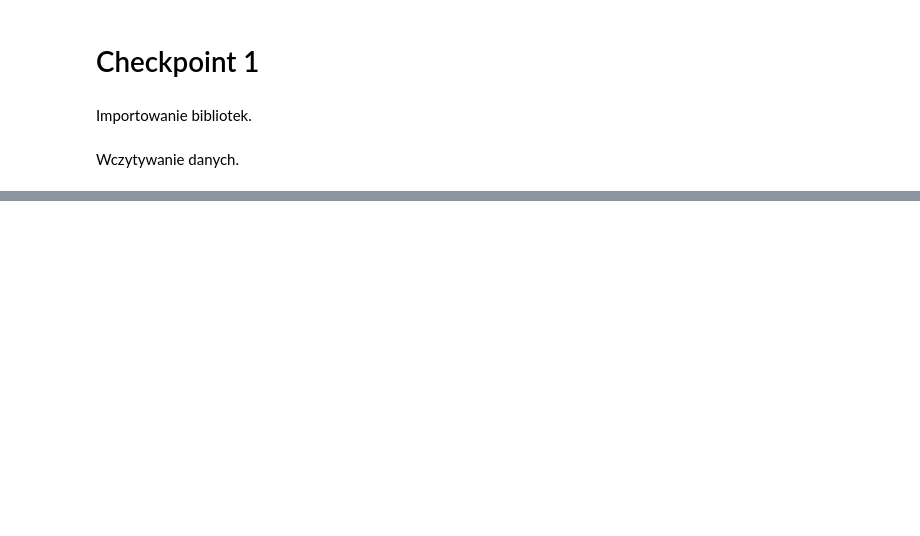
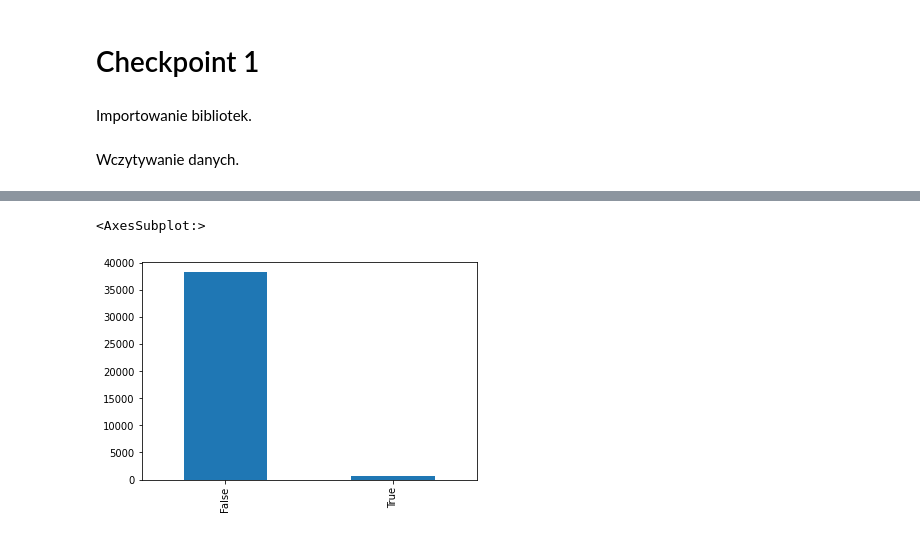
Before and after one commit to Southeaven/PED, a Jupyter notebook: ch1.ipynb, the cells around one changed output, grey strips where cells are left out. Drawn from its saved outputs; the diff is of its cells as text; code cells hidden in the pictures; blank space fills up the shorter version.

```diff
--- a/ch1.ipynb
+++ b/ch1.ipynb
@@ -22,0 +50,5 @@ gb_videos.head()
+# %%
+gb_videos["comments_disabled"].value_counts().plot.bar()
+# %% [output]
+<AxesSubplot:>
+[figure, added]
```
Also changed, not shown: parts of 15 cells of this notebook.
